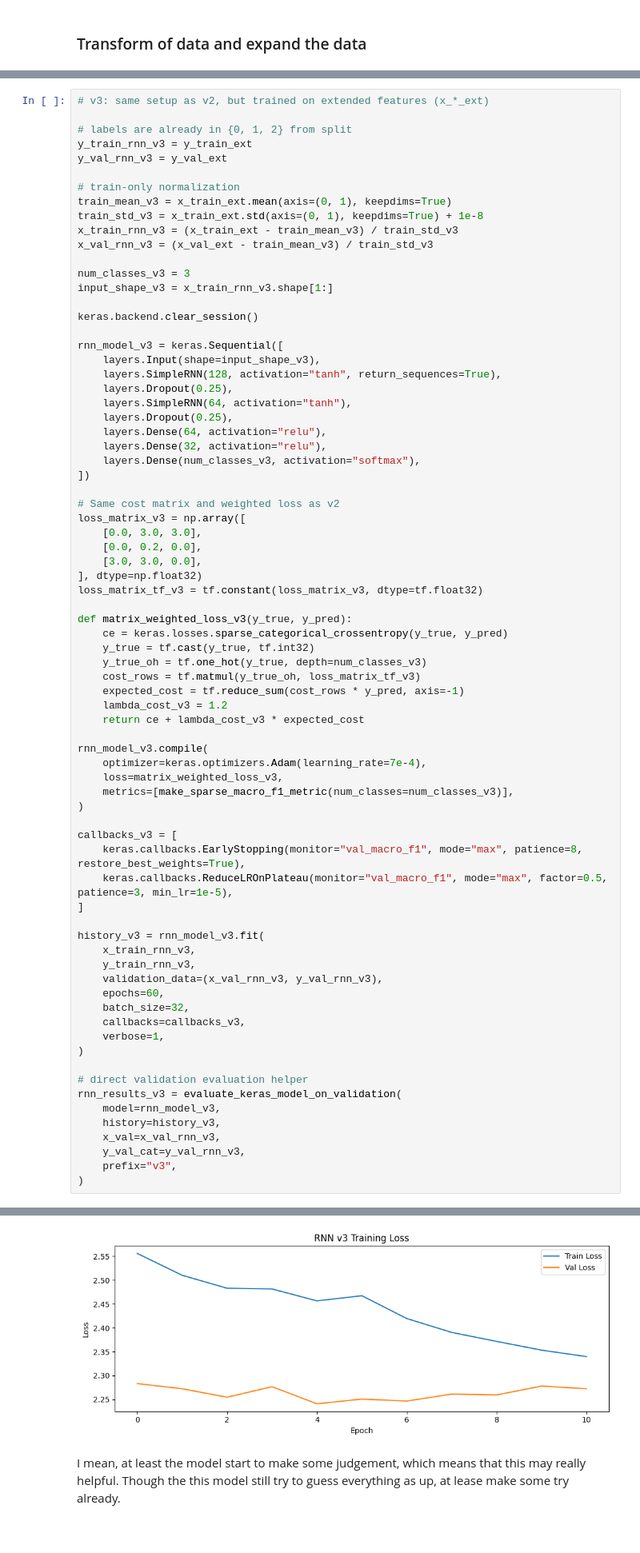
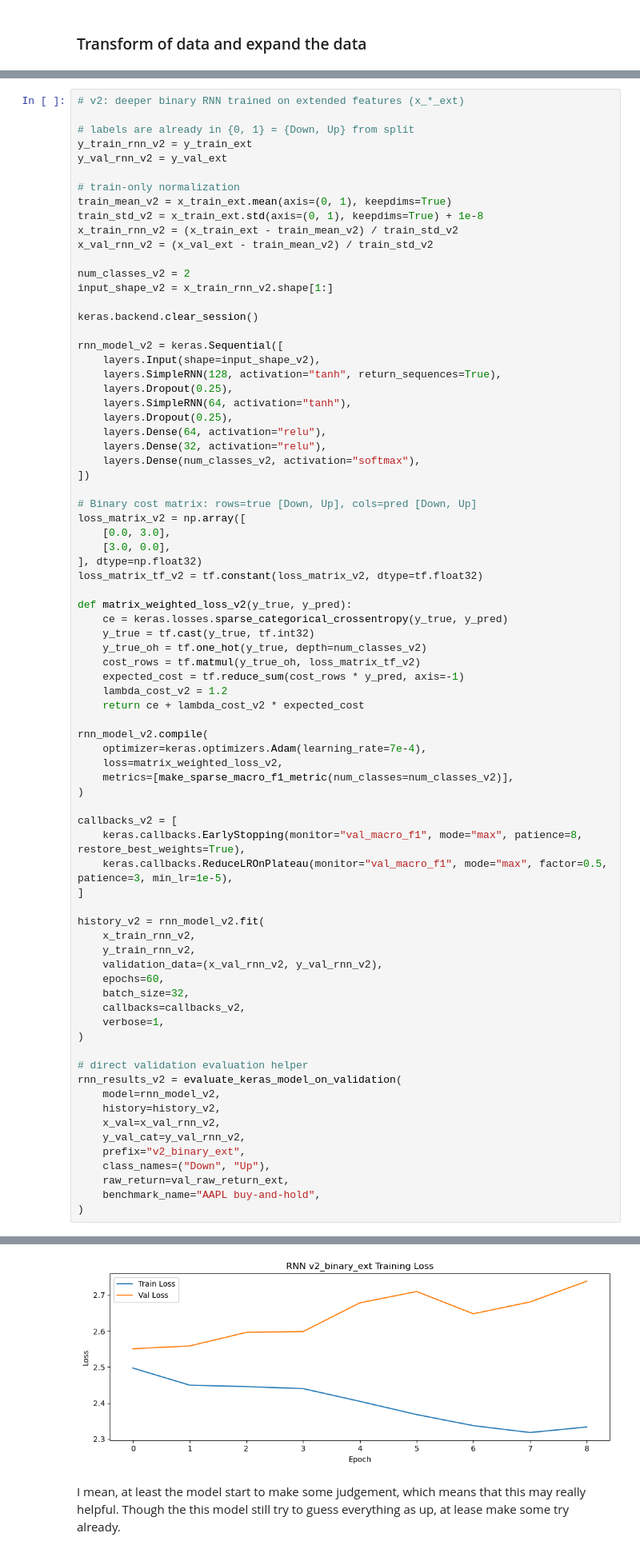
Before and after one commit to CharonWTang/STOCK_PREDICTION, a Jupyter notebook: Charon_Final.ipynb, the cells around one changed output, grey strips where cells are left out. Shown at 80% size. Drawn from its saved outputs; the diff is of its cells as text.

Commit message:
whole model

```diff
--- a/Charon_Final.ipynb
+++ b/Charon_Final.ipynb
@@ -542,77 +496,79 @@ y_test_ext shape: (597,)
 # %%
-# v3: same setup as v2, but trained on extended features (x_*_ext)
+# v2: deeper binary RNN trained on extended features (x_*_ext)
 
-# labels are already in {0, 1, 2} from split
-y_train_rnn_v3 = y_train_ext
-y_val_rnn_v3 = y_val_ext
+# labels are already in {0, 1} = {Down, Up} from split
+y_train_rnn_v2 = y_train_ext
+y_val_rnn_v2 = y_val_ext
 
 # train-only normalization
-train_mean_v3 = x_train_ext.mean(axis=(0, 1), keepdims=True)
-train_std_v3 = x_train_ext.std(axis=(0, 1), keepdims=True) + 1e-8
-x_train_rnn_v3 = (x_train_ext - train_mean_v3) / train_std_v3
-x_val_rnn_v3 = (x_val_ext - train_mean_v3) / train_std_v3
+train_mean_v2 = x_train_ext.mean(axis=(0, 1), keepdims=True)
+train_std_v2 = x_train_ext.std(axis=(0, 1), keepdims=True) + 1e-8
+x_train_rnn_v2 = (x_train_ext - train_mean_v2) / train_std_v2
+x_val_rnn_v2 = (x_val_ext - train_mean_v2) / train_std_v2
 
-num_classes_v3 = 3
-input_shape_v3 = x_train_rnn_v3.shape[1:]
+num_classes_v2 = 2
+input_shape_v2 = x_train_rnn_v2.shape[1:]
 
 keras.backend.clear_session()
 
-rnn_model_v3 = keras.Sequential([
-    layers.Input(shape=input_shape_v3),
+rnn_model_v2 = keras.Sequential([
+    layers.Input(shape=input_shape_v2),
     layers.SimpleRNN(128, activation="tanh", return_sequences=True),
     layers.Dropout(0.25),
     layers.SimpleRNN(64, activation="tanh"),
     layers.Dropout(0.25),
     layers.Dense(64, activation="relu"),
     layers.Dense(32, activation="relu"),
-    layers.Dense(num_classes_v3, activation="softmax"),
+    layers.Dense(num_classes_v2, activation="softmax"),
 ])
 
-# Same cost matrix and weighted loss as v2
-loss_matrix_v3 = np.array([
-    [0.0, 3.0, 3.0],
-    [0.0, 0.2, 0.0],
-    [3.0, 3.0, 0.0],
+# Binary cost matrix: rows=true [Down, Up], cols=pred [Down, Up]
+loss_matrix_v2 = np.array([
+    [0.0, 3.0],
+    [3.0, 0.0],
 ], dtype=np.float32)
-loss_matrix_tf_v3 = tf.constant(loss_matrix_v3, dtype=tf.float32)
+loss_matrix_tf_v2 = tf.constant(loss_matrix_v2, dtype=tf.float32)
 
-def matrix_weighted_loss_v3(y_true, y_pred):
+def matrix_weighted_loss_v2(y_true, y_pred):
     ce = keras.losses.sparse_categorical_crossentropy(y_true, y_pred)
     y_true = tf.cast(y_true, tf.int32)
-    y_true_oh = tf.one_hot(y_true, depth=num_classes_v3)
-    cost_rows = tf.matmul(y_true_oh, loss_matrix_tf_v3)
+    y_true_oh = tf.one_hot(y_true, depth=num_classes_v2)
+    cost_rows = tf.matmul(y_true_oh, loss_matrix_tf_v2)
     expected_cost = tf.reduce_sum(cost_rows * y_pred, axis=-1)
-    lambda_cost_v3 = 1.2
-    return ce + lambda_cost_v3 * expected_cost
+    lambda_cost_v2 = 1.2
+    return ce + lambda_cost_v2 * expected_cost
 
-rnn_model_v3.compile(
+rnn_model_v2.compile(
     optimizer=keras.optimizers.Adam(learning_rate=7e-4),
-    loss=matrix_weighted_loss_v3,
-    metrics=[make_sparse_macro_f1_metric(num_classes=num_classes_v3)],
+    loss=matrix_weighted_loss_v2,
+    metrics=[make_sparse_macro_f1_metric(num_classes=num_classes_v2)],
 )
 
-callbacks_v3 = [
+callbacks_v2 = [
     keras.callbacks.EarlyStopping(monitor="val_macro_f1", mode="max", patience=8, restore_best_weights=True),
     keras.callbacks.ReduceLROnPlateau(monitor="val_macro_f1", mode="max", factor=0.5, patience=3, min_lr=1e-5),
 ]
 
-history_v3 = rnn_model_v3.fit(
-    x_train_rnn_v3,
-    y_train_rnn_v3,
-    validation_data=(x_val_rnn_v3, y_val_rnn_v3),
+history_v2 = rnn_model_v2.fit(
+    x_train_rnn_v2,
+    y_train_rnn_v2,
+    validation_data=(x_val_rnn_v2, y_val_rnn_v2),
     epochs=60,
     batch_size=32,
-    callbacks=callbacks_v3,
+    callbacks=callbacks_v2,
     verbose=1,
 )
 
 # direct validation evaluation helper
-rnn_results_v3 = evaluate_keras_model_on_validation(
-    model=rnn_model_v3,
-    history=history_v3,
-    x_val=x_val_rnn_v3,
-    y_val_cat=y_val_rnn_v3,
-    prefix="v3",
+rnn_results_v2 = evaluate_keras_model_on_validation(
+    model=rnn_model_v2,
+    history=history_v2,
+    x_val=x_val_rnn_v2,
+    y_val_cat=y_val_rnn_v2,
+    prefix="v2_binary_ext",
+    class_names=("Down", "Up"),
+    raw_return=val_raw_return_ext,
+    benchmark_name="AAPL buy-and-hold",
 )
 # %% [output]
 Epoch 1/60
@@ -636,4 +592,4 @@ Epoch 6/60
-[figure, old version]
+[figure, new version]
 # %% [markdown]
 I mean, at least the model start to make some judgement, which means that this may really helpful. Though the this model still try to guess everything as up, at lease make some try already.
 # %%
```
Also changed, not shown: parts of 81 cells of this notebook, 40 other files.
